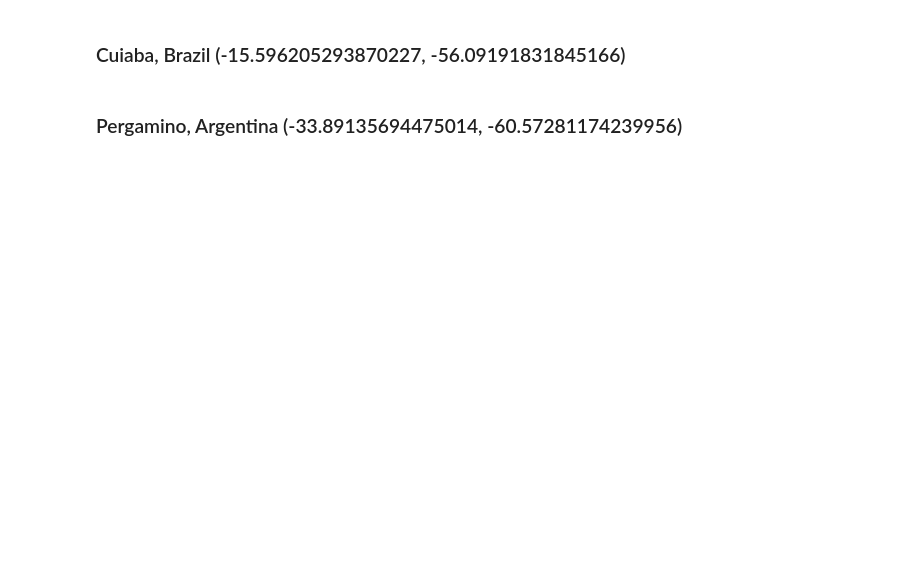
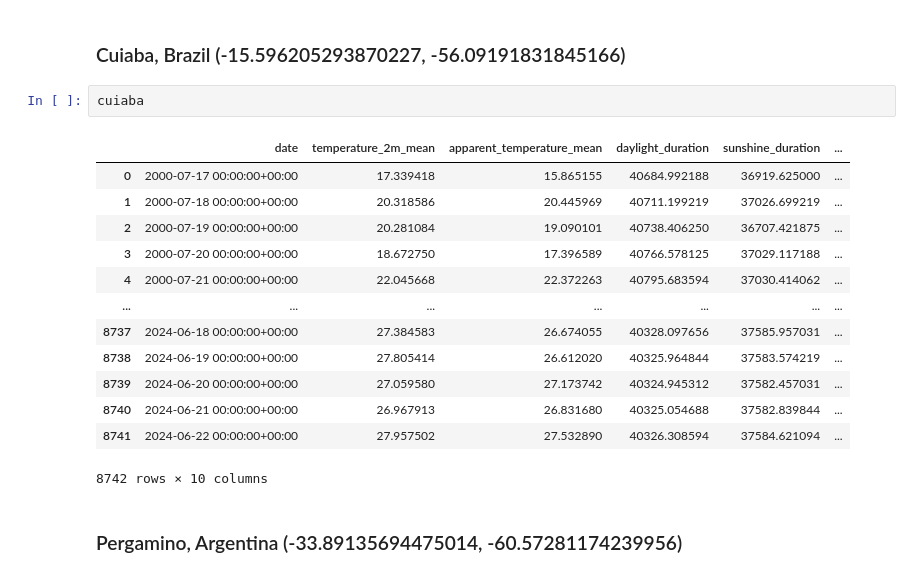
Before and after one commit to ethanclewis/Commodity-Futures-Project, a Jupyter notebook: Weather.ipynb, the cells around one changed output. Saved outputs shown, nothing was run; the diff lists cells and outputs as text; blank space fills up the shorter version.

```diff
--- a/Weather.ipynb
+++ b/Weather.ipynb
@@ -27,4 +405,20 @@ api_key = '1e027ac6f0a956c9e9ab6ce5f9561fa2'
 # %% [markdown]
 ### Cuiaba, Brazil (-15.596205293870227, -56.09191831845166)
+# %%
+cuiaba
+# %% [output]
+|  | date | temperature_2m_mean | apparent_temperature_mean | daylight_duration | sunshine_duration | ... |
+| 0 | 2000-07-17 00:00:00+00:00 | 17.339418 | 15.865155 | 40684.992188 | 36919.625000 | ... |
+| 1 | 2000-07-18 00:00:00+00:00 | 20.318586 | 20.445969 | 40711.199219 | 37026.699219 | ... |
+| 2 | 2000-07-19 00:00:00+00:00 | 20.281084 | 19.090101 | 40738.406250 | 36707.421875 | ... |
+| 3 | 2000-07-20 00:00:00+00:00 | 18.672750 | 17.396589 | 40766.578125 | 37029.117188 | ... |
+| 4 | 2000-07-21 00:00:00+00:00 | 22.045668 | 22.372263 | 40795.683594 | 37030.414062 | ... |
+| ... | ... | ... | ... | ... | ... | ... |
+| 8737 | 2024-06-18 00:00:00+00:00 | 27.384583 | 26.674055 | 40328.097656 | 37585.957031 | ... |
+| 8738 | 2024-06-19 00:00:00+00:00 | 27.805414 | 26.612020 | 40325.964844 | 37583.574219 | ... |
+| 8739 | 2024-06-20 00:00:00+00:00 | 27.059580 | 27.173742 | 40324.945312 | 37582.457031 | ... |
+| 8740 | 2024-06-21 00:00:00+00:00 | 26.967913 | 26.831680 | 40325.054688 | 37582.839844 | ... |
+| 8741 | 2024-06-22 00:00:00+00:00 | 27.957502 | 27.532890 | 40326.308594 | 37584.621094 | ... |
+8742 rows × 10 columns
 # %% [markdown]
 ### Pergamino, Argentina (-33.89135694475014, -60.57281174239956)
```
Also changed, not shown: parts of 15 cells of this notebook, 2 other files.
